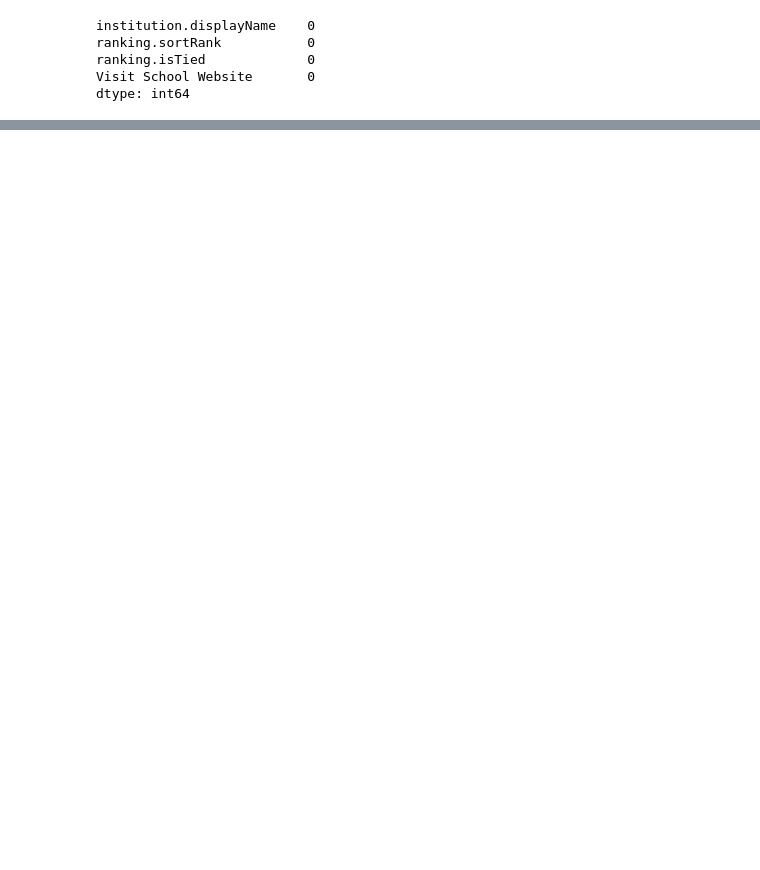
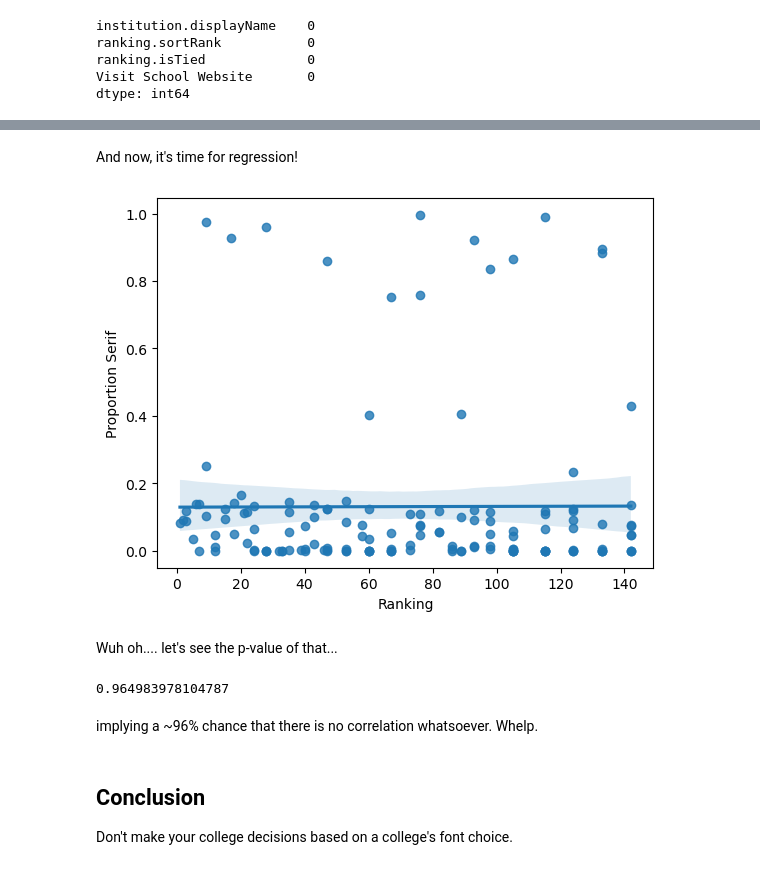
Before and after one commit to tzheng7679/College-Font-Rankings, a Jupyter notebook: notebook.ipynb, the cells around one changed output, grey strips where cells are left out. Drawn from its saved outputs; the diff is of its cells as text; code cells hidden in the pictures; blank space fills up the shorter version.

Commit message:
finished implementation, and checked correlation

```diff
--- a/notebook.ipynb
+++ b/notebook.ipynb
@@ -69,0 +321,7 @@ ModuleNotFoundError: No module named 'bs4'
+# %%
+no_na_data = data.dropna(axis=0)
+
+sum_col = (valid_data["Serif"] + valid_data["Sans-Serif"] + valid_data["Not Avaliable"])
+valid_data = valid_data.drop(valid_data[sum_col == 0].index)
+
+valid_data
@@ -69,0 +347,7 @@ ModuleNotFoundError: No module named 'bs4'
+# %%
+from sklearn.feature_selection import f_regression
+import seaborn as sns
+
+valid_data["Proportion Serif"] = valid_data["Serif"] / \
+    (sum_col)
+valid_data
@@ -69,0 +368,25 @@ ModuleNotFoundError: No module named 'bs4'
+# %% [markdown]
+And now, it's time for regression!
+# %%
+X = valid_data["ranking.sortRank"]
+y = valid_data["Proportion Serif"].astype(float)
+plot = sns.regplot(x=X, y=y)
+axes = plot.set(xlabel="Ranking")
+# %% [output]
+[figure, added]
+# %% [markdown]
+Wuh oh.... let's see the p-value of that...
+# %%
+X_np = X.to_numpy().reshape(X.shape[0], 1)
+y_np = y.to_numpy().reshape(y.shape[0], 1)
+f_stat, p_values = f_regression(X_np, y_np)
+
+p_values[0]
+# %% [output]
+0.964983978104787
+# %% [markdown]
+implying a ~96% chance that there is no correlation whatsoever. Whelp.
+# %% [markdown]
+## Conclusion
+
+Don't make your college decisions based on a college's font choice.
```
Also changed, not shown: parts of 41 cells of this notebook, 4 other files.
